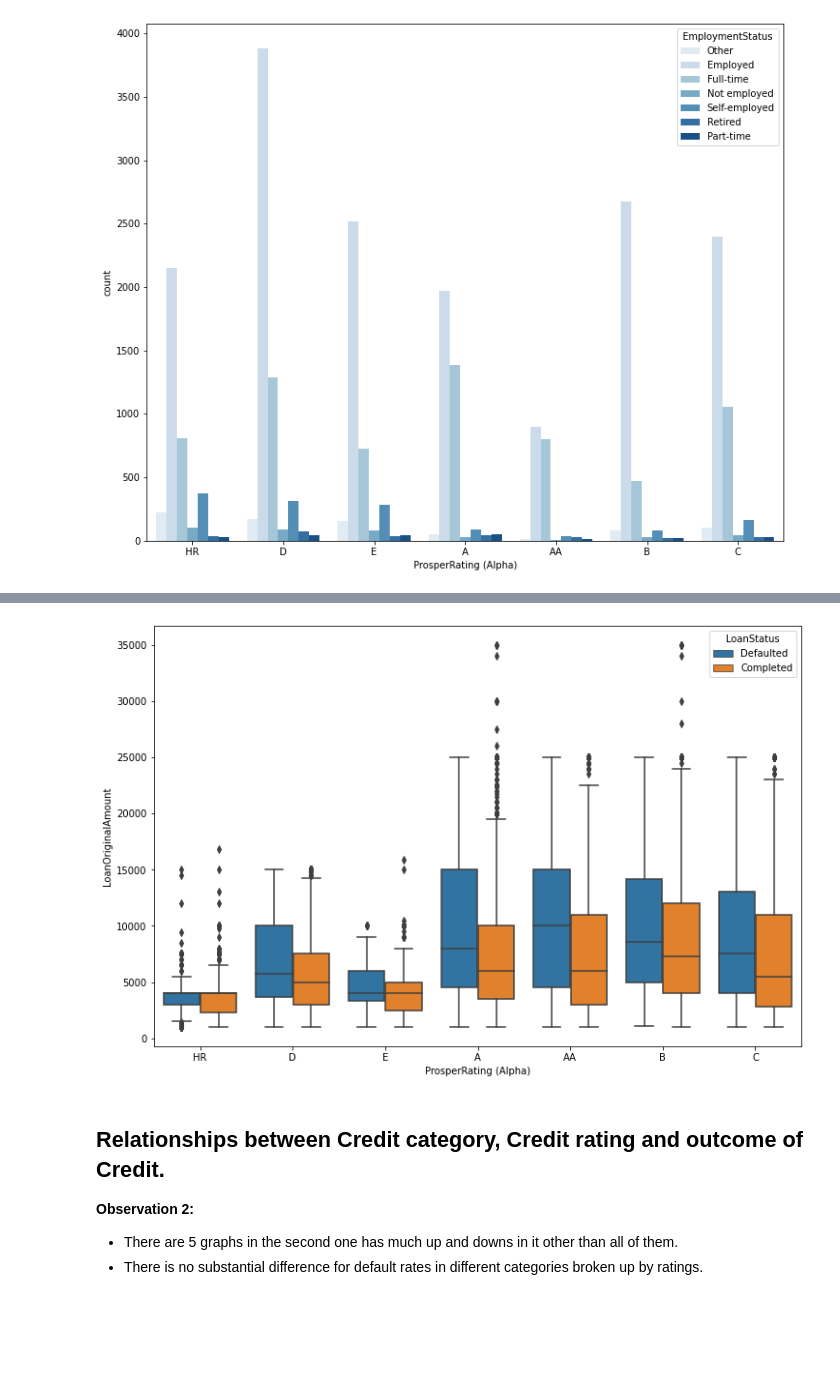
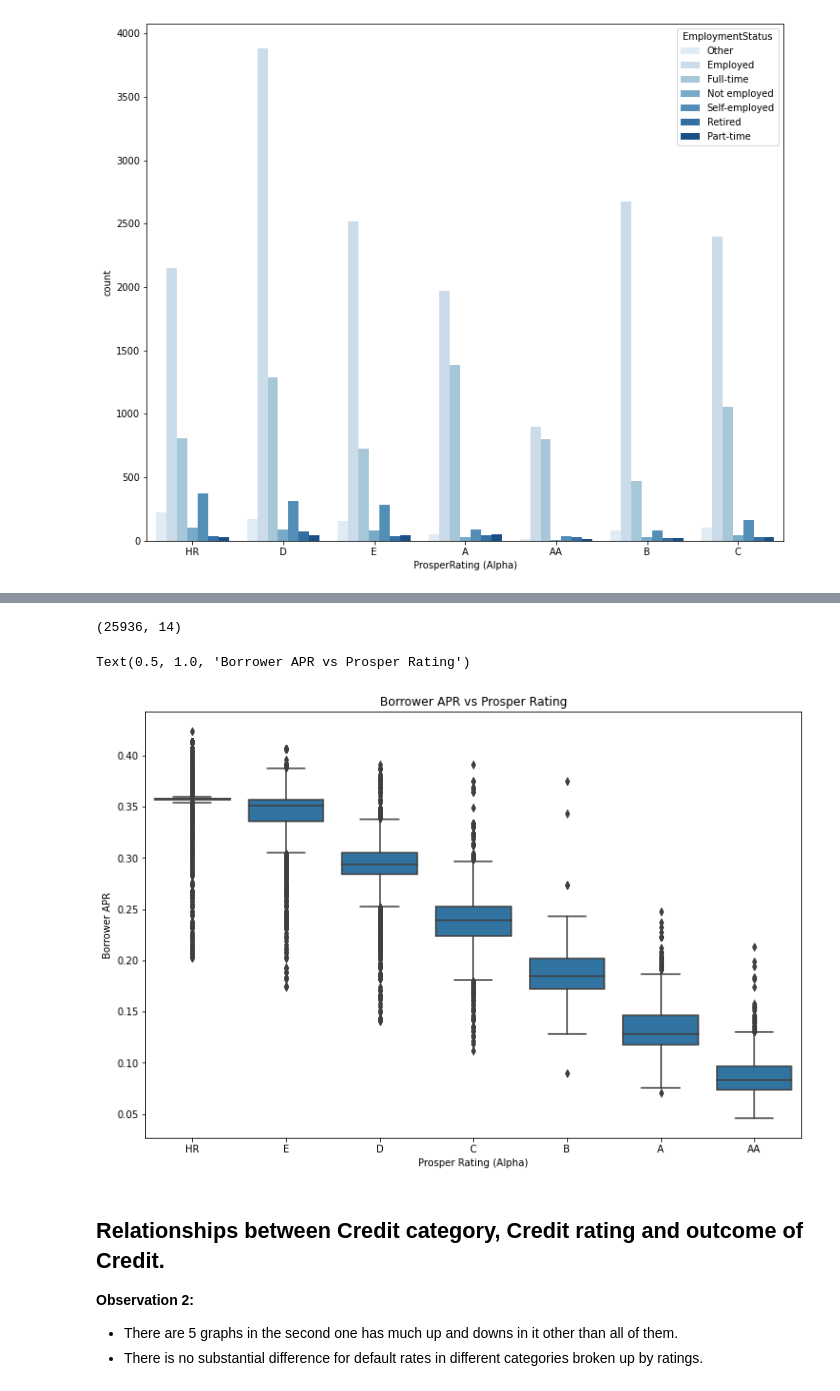
Before and after one commit to NgweBecky/Communicate-data-findings, a Jupyter notebook: Part_II_slide_deck.ipynb, the cells around one changed output, grey strips where cells are left out. Cells and saved outputs as stored; diff of their text form; code cells hidden in the pictures; blank space fills up the shorter version.

Commit message:
explanatory data analysis

```diff
--- a/Part_II_slide_deck.ipynb
+++ b/Part_II_slide_deck.ipynb
@@ -34,7 +34,7 @@ base_color = sns.color_palette()[0]
 target_columns = [
     'Term', 'LoanStatus', 'BorrowerRate', 'ProsperRating (Alpha)', 'ListingCategory (numeric)', 'EmploymentStatus',
     'DelinquenciesLast7Years', 'StatedMonthlyIncome', 'TotalProsperLoans', 'LoanOriginalAmount',
-    'LoanOriginationDate', 'Recommendations', 'Investors'
+    'LoanOriginationDate', 'Recommendations', 'Investors', 'BorrowerAPR'
 ]
 target_df = df[target_columns]
 target_df = target_df.dropna(subset=['ProsperRating (Alpha)']).reset_index()
@@ -138,8 +138,33 @@ sns.countplot( data= target_df, x= 'ProsperRating (Alpha)', hue= 'EmploymentStat
+# %%
+loan_sub = target_df[target_columns]
+# data wrangling, remove loans with missing borrower APR information
+loan_sub = loan_sub[~loan_sub.BorrowerAPR.isna()]
+# data wrangling, remove loans with stated monthly income greater than 30k, which are outliers
+loan_sub = loan_sub[loan_sub.StatedMonthlyIncome<=30000]
+# Convert ProsperRating and Employment status into ordered categorical types
+rate_order = ['HR','E','D','C','B','A','AA']
+ordered_var = pd.api.types.CategoricalDtype(ordered = True,
+                                    categories = rate_order)
+loan_sub['ProsperRating (Alpha)'] = loan_sub['ProsperRating (Alpha)'].astype(ordered_var)
+
+emp_order = ['Employed','Self-employed','Full-time','Part-time','Retired','Other','Not employed', 'Not available']
+ordered_var = pd.api.types.CategoricalDtype(ordered = True,
+                                    categories = emp_order)
+loan_sub['EmploymentStatus'] = loan_sub['EmploymentStatus'].astype(ordered_var)
+loan_sub.shape
+# %% [output]
+(25936, 14)
 # %%
-plt.figure(figsize = [12, 8])
-sns.boxplot(data=target_df, x='ProsperRating (Alpha)', y='LoanOriginalAmount', hue='LoanStatus');
+plt.figure(figsize=[12, 8])
+base_color= sns.color_palette()[0]
+sns.boxplot(data= loan_sub, x= 'ProsperRating (Alpha)', y= 'BorrowerAPR', color= base_color)
+
+plt.ylabel('Borrower APR')
+plt.xlabel('Prosper Rating (Alpha)')
+plt.title('Borrower APR vs Prosper Rating')
 # %% [output]
+Text(0.5, 1.0, 'Borrower APR vs Prosper Rating')
-[figure, old version]
+[figure, new version]
 # %% [markdown]
 ## Relationships between Credit category, Credit rating and outcome of Credit.
 **Observation 2:**
```
Also changed, not shown: parts of 6 cells of this notebook.
